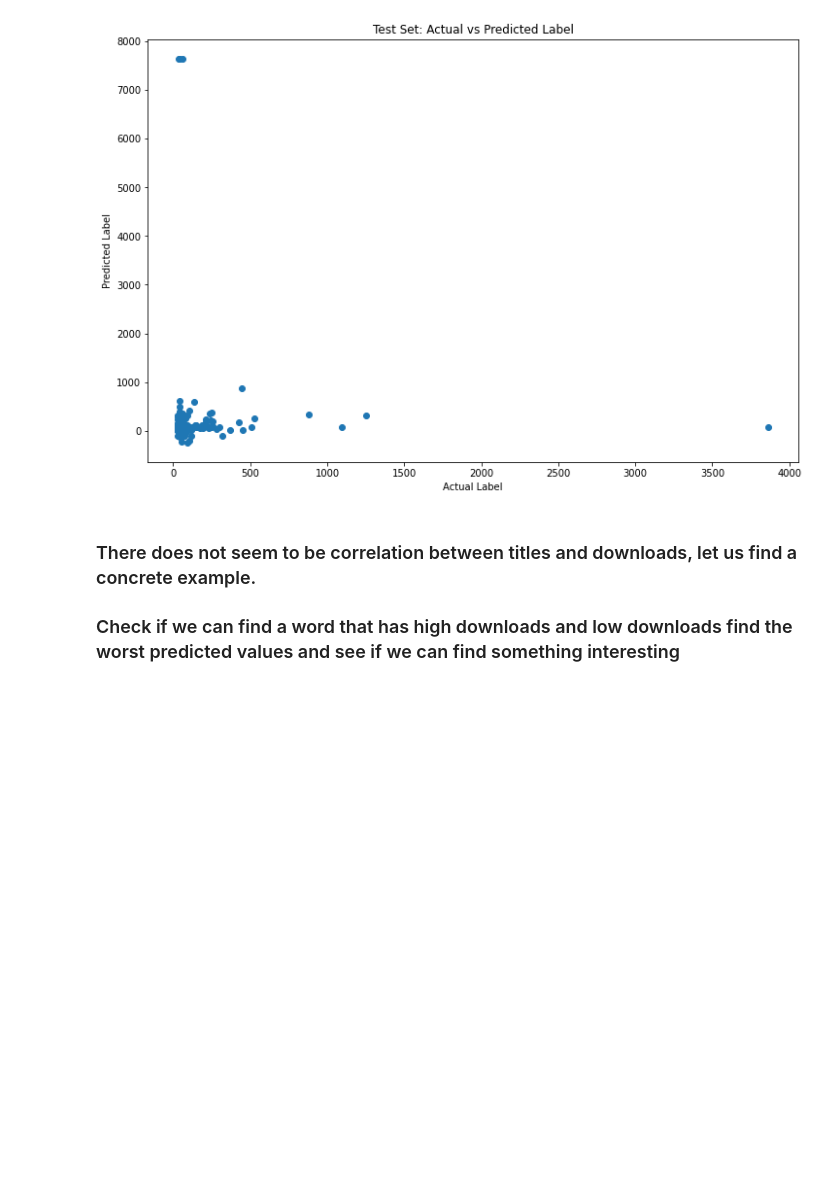
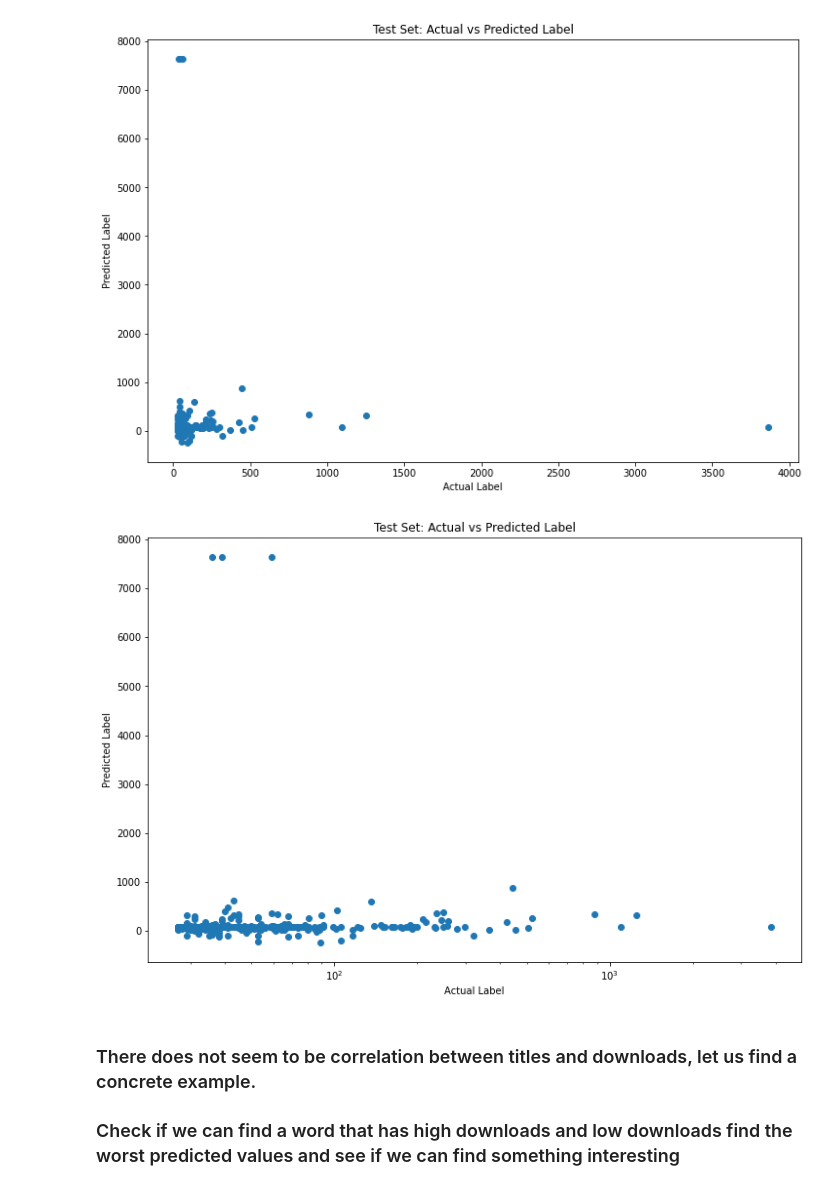
Before and after one commit to clay-jones/datamining_project, a Jupyter notebook: Title_Based_Download_Prediction.ipynb, the cells around one changed output. Cells and saved outputs as stored; diff of their text form; code cells hidden in the pictures; blank space fills up the shorter version.

```diff
--- a/Title_Based_Download_Prediction.ipynb
+++ b/Title_Based_Download_Prediction.ipynb
@@ -488,6 +500,17 @@ plt.ylabel('Predicted Label')
 plt.show()
 # %% [output]
 [figure]
+# %%
+test_label_prediction = linear_regression_model.predict(test_features)
+plt.figure(figsize=(12,8))
+plt.scatter(test_label, test_label_prediction)
+plt.title('Test Set: Actual vs Predicted Label')
+plt.xlabel('Actual Label')
+plt.ylabel('Predicted Label')
+plt.xscale('log')
+plt.show()
+# %% [output]
+[figure, added]
 # %% [markdown]
 ### There does not seem to be correlation between titles and downloads, let us find a concrete example.
 ### Check if we can find a word that has high downloads and low downloads find the worst predicted values and see if we can find something interesting
```
Also changed, not shown: parts of 5 cells of this notebook.
